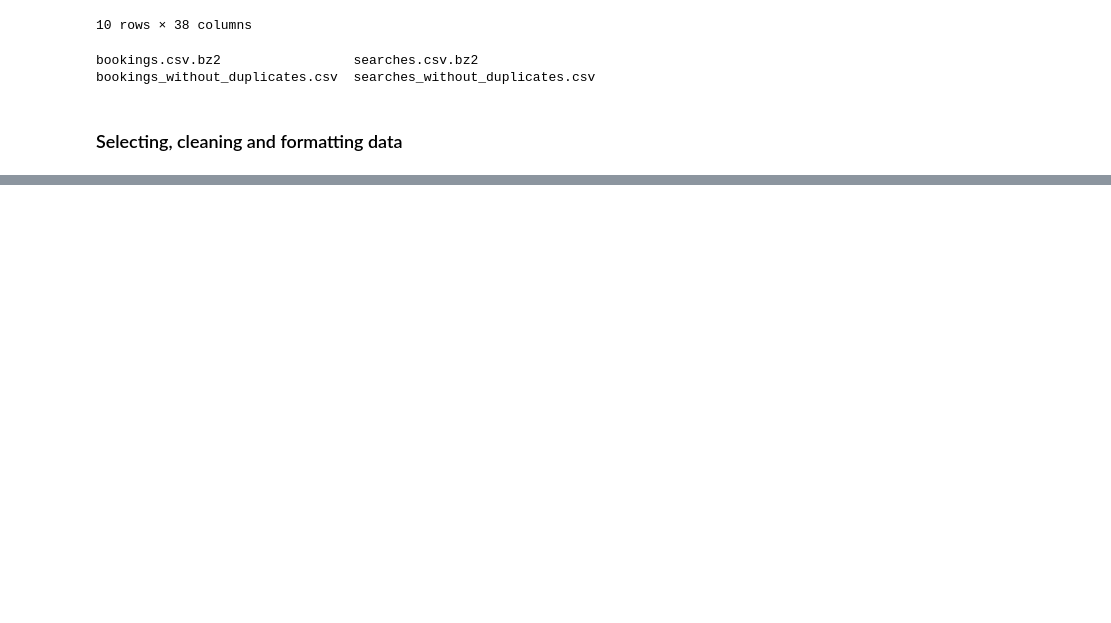
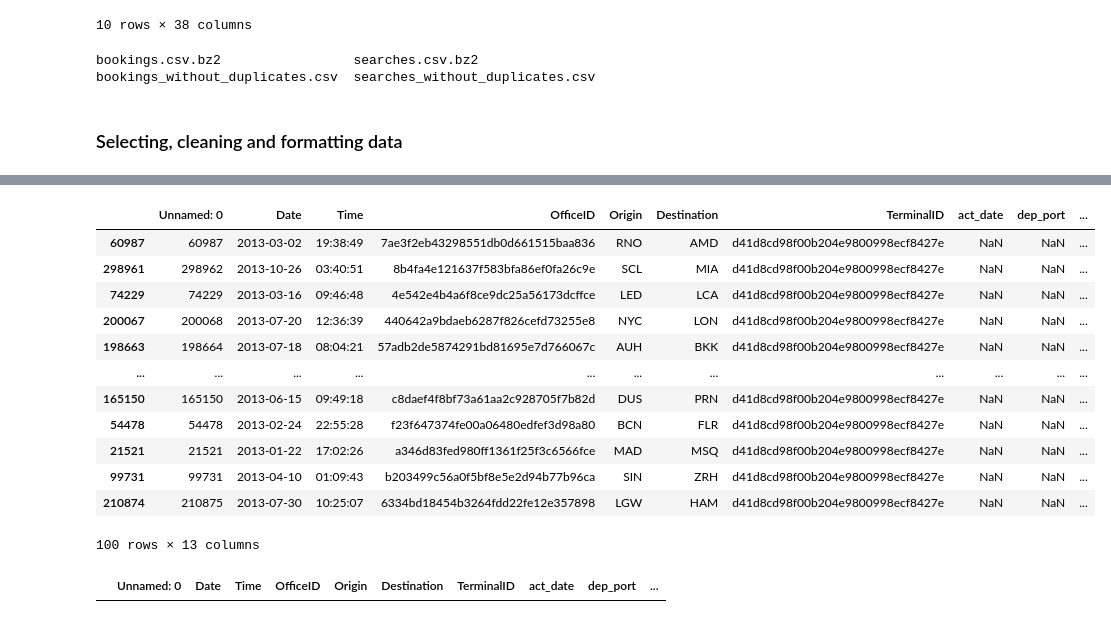
Before and after one commit to Laurajmoreno/DS_Challenge, a Jupyter notebook: Exercise 4 - Searches with bookings match.ipynb, the cells around one changed output, grey strips where cells are left out. Drawn from its saved outputs; the diff is of its cells as text; code cells hidden in the pictures; blank space fills up the shorter version.

```diff
--- a/Exercise 4 - Searches with bookings match.ipynb
+++ b/Exercise 4 - Searches with bookings match.ipynb
@@ -224,0 +336,8 @@ Wall time: 9.51 s
+# %%
+def booking_function(df):
+    if (df['Date'] == df['act_date']) and (df['Origin'] == df['dep_port']) and (df['Destination'] == df['arr_port']):
+        return '1'
+    else:
+        return '0'
+# %%
+searches_and_bookings['Booking'] = 0
@@ -224,0 +353,22 @@ Wall time: 9.51 s
+# %%
+searches_and_bookings['Booking'] = searches_and_bookings.apply(booking_function,axis=1)
+# %%
+searches_and_bookings.sample(100)
+# %% [output]
+|  | Unnamed: 0 | Date | Time | OfficeID | Origin | Destination | TerminalID | act_date | dep_port | ... |
+| 60987 | 60987 | 2013-03-02 | 19:38:49 | 7ae3f2eb43298551db0d661515baa836 | RNO | AMD | d41d8cd98f00b204e9800998ecf8427e | NaN | NaN | ... |
+| 298961 | 298962 | 2013-10-26 | 03:40:51 | 8b4fa4e121637f583bfa86ef0fa26c9e | SCL | MIA | d41d8cd98f00b204e9800998ecf8427e | NaN | NaN | ... |
+| 74229 | 74229 | 2013-03-16 | 09:46:48 | 4e542e4b4a6f8ce9dc25a56173dcffce | LED | LCA | d41d8cd98f00b204e9800998ecf8427e | NaN | NaN | ... |
+| 200067 | 200068 | 2013-07-20 | 12:36:39 | 440642a9bdaeb6287f826cefd73255e8 | NYC | LON | d41d8cd98f00b204e9800998ecf8427e | NaN | NaN | ... |
+| 198663 | 198664 | 2013-07-18 | 08:04:21 | 57adb2de5874291bd81695e7d766067c | AUH | BKK | d41d8cd98f00b204e9800998ecf8427e | NaN | NaN | ... |
+| ... | ... | ... | ... | ... | ... | ... | ... | ... | ... | ... |
+| 165150 | 165150 | 2013-06-15 | 09:49:18 | c8daef4f8bf73a61aa2c928705f7b82d | DUS | PRN | d41d8cd98f00b204e9800998ecf8427e | NaN | NaN | ... |
+| 54478 | 54478 | 2013-02-24 | 22:55:28 | f23f647374fe00a06480edfef3d98a80 | BCN | FLR | d41d8cd98f00b204e9800998ecf8427e | NaN | NaN | ... |
+| 21521 | 21521 | 2013-01-22 | 17:02:26 | a346d83fed980ff1361f25f3c6566fce | MAD | MSQ | d41d8cd98f00b204e9800998ecf8427e | NaN | NaN | ... |
+| 99731 | 99731 | 2013-04-10 | 01:09:43 | b203499c56a0f5bf8e5e2d94b77b96ca | SIN | ZRH | d41d8cd98f00b204e9800998ecf8427e | NaN | NaN | ... |
+| 210874 | 210875 | 2013-07-30 | 10:25:07 | 6334bd18454b3264fdd22fe12e357898 | LGW | HAM | d41d8cd98f00b204e9800998ecf8427e | NaN | NaN | ... |
+100 rows × 13 columns
+# %%
+searches_and_bookings [searches_and_bookings['Booking'] == 1]
+# %% [output]
+|  | Unnamed: 0 | Date | Time | OfficeID | Origin | Destination | TerminalID | act_date | dep_port | ... |
```
Also changed, not shown: parts of 16 cells of this notebook.
